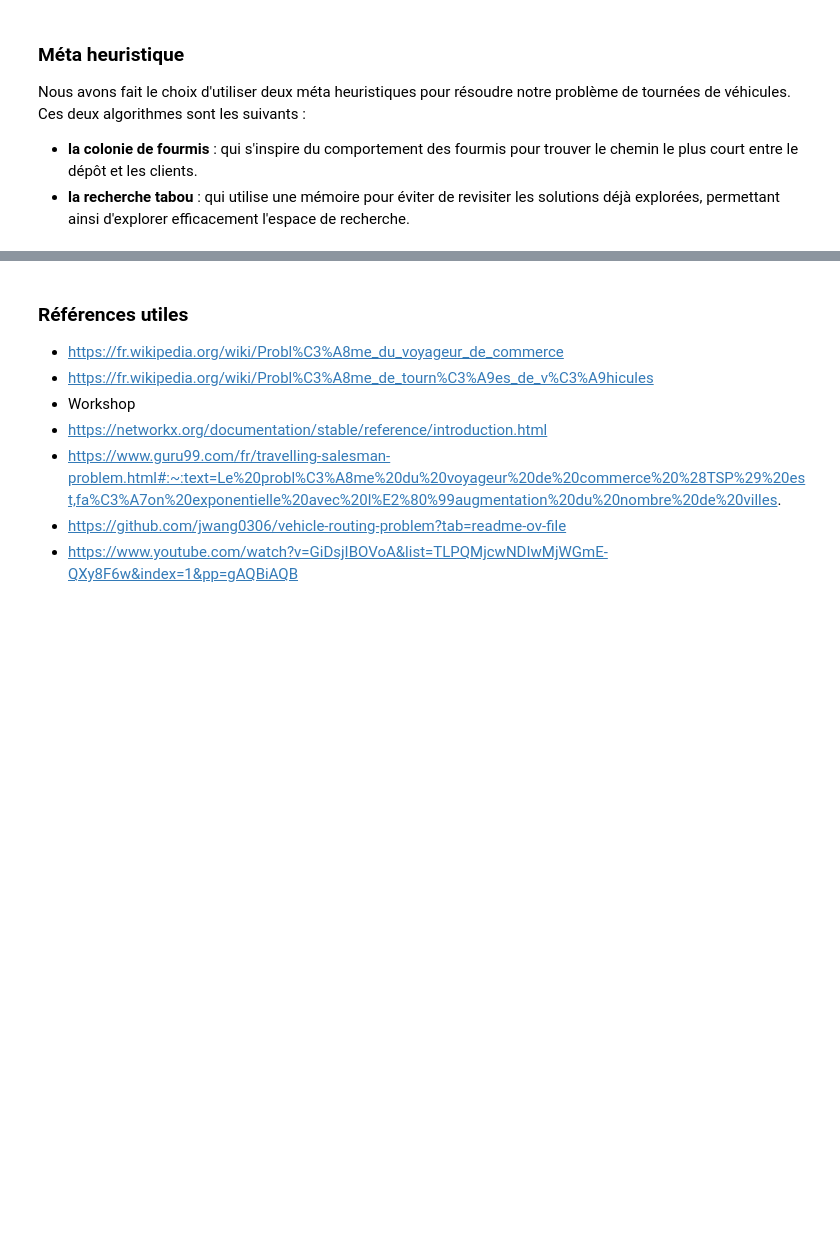
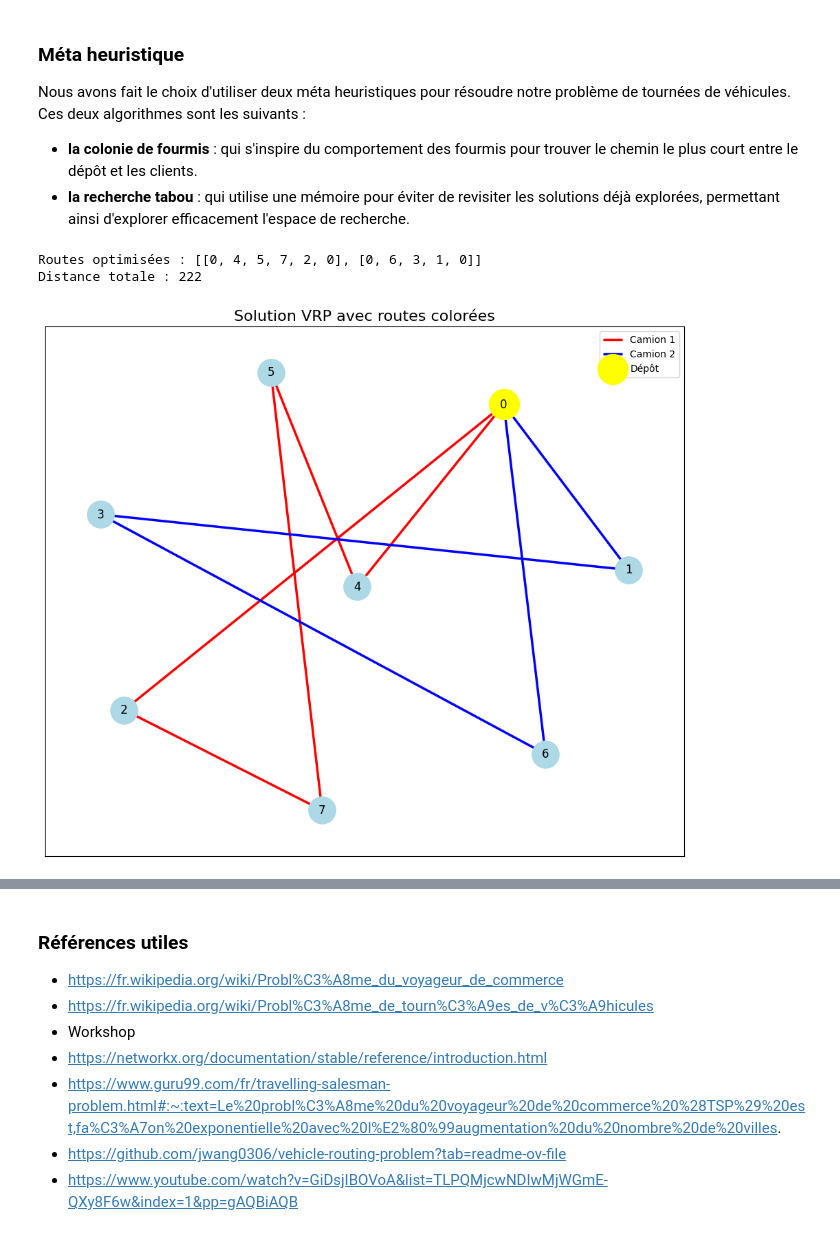
Before and after one commit to Hassen-Medles/Operational-Research, a Jupyter notebook: Livrable1.ipynb, the cells around one changed output, grey strips where cells are left out. Drawn from its saved outputs; the diff is of its cells as text; code cells hidden in the pictures; blank space fills up the shorter version.

```diff
--- a/Livrable1.ipynb
+++ b/Livrable1.ipynb
@@ -559,0 +486,72 @@ def tabu_vrp(graph, depot, max_iter=100, tabu_tenure=10):
+# %%
+def ant_colony_vrp_fast(graph, depot, max_nodes=5, num_ants=10, num_iterations=50, alpha=1, beta=2, evaporation_rate=0.5, pheromone_init=1.0):
+
+    pheromones = {edge: pheromone_init for edge in graph.edges}
+    best_routes = None
+    best_cost = float('inf')
+    for iteration in range(num_iterations):
+        for ant in range(num_ants):
+            unvisited = set(graph.nodes)
+            unvisited.remove(depot)
+            routes = []
+            total_cost = 0
+
+            while unvisited:
+                current_route = [depot]
+                current_node = depot
+
+                while unvisited and len(current_route) - 1 < max_nodes:
+                    neighbors = [n for n in graph.neighbors(current_node) if n in unvisited]
+                    if not neighbors:
+                        break
+
+                    probabilities = []
+                    for neighbor in neighbors:
+                        edge = (current_node, neighbor) if (current_node, neighbor) in pheromones else (neighbor, current_node)
+                        pheromone = pheromones[edge]
+                        distance = graph[current_node][neighbor]['distance']
+                        probabilities.append((neighbor, (pheromone ** alpha) * ((1 / distance) ** beta)))
+
+                    if not probabilities:
+                        break
+
+                    total_prob = sum(prob[1] for prob in probabilities)
+                    next_node = random.choices(
+                        [node for node, _ in probabilities],
+                        [prob / total_prob for _, prob in probabilities]
+                    )[0]
+
+                    current_route.append(next_node)
+                    total_cost += graph[current_node][next_node]['distance']
+                    unvisited.remove(next_node)
+                    current_node = next_node
+
+                if current_node != depot:
+                    current_route.append(depot)
+                    total_cost += graph[current_node][depot]['distance']
+
+                routes.append(current_route)
+
+            if total_cost < best_cost:
+                best_cost = total_cost
+                best_routes = routes
+
+        for edge in pheromones:
+            pheromones[edge] *= (1 - evaporation_rate)
+
+        for route in best_routes:
+            for i in range(len(route) - 1):
+                edge = (route[i], route[i + 1]) if (route[i], route[i + 1]) in pheromones else (route[i + 1], route[i])
+                pheromones[edge] += 1 / best_cost
+
+    return best_routes, best_cost
+
+best_routes, best_cost = ant_colony_vrp_fast(G, depot=0, max_nodes=4, num_ants=10, num_iterations=100)
+if best_routes:
+    print("Routes optimisées :", best_routes)
+    print("Distance totale :", best_cost)
+    plot_vrp_solution(G, best_routes, depot=0)
+# %% [output]
+Routes optimisées : [[0, 4, 5, 7, 2, 0], [0, 6, 3, 1, 0]]
+Distance totale : 222
+[figure, added]
```
Also changed, not shown: parts of 10 cells of this notebook.
